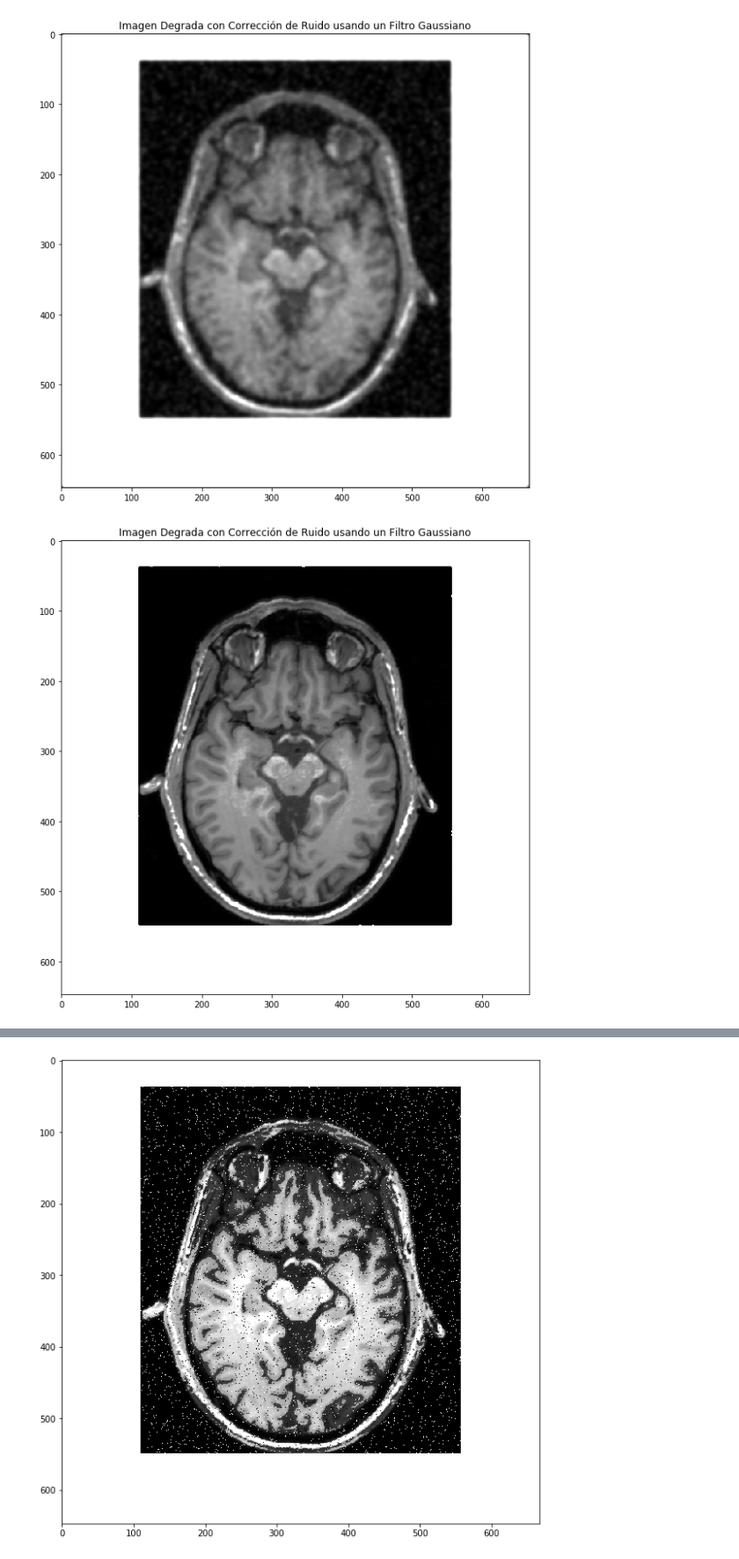
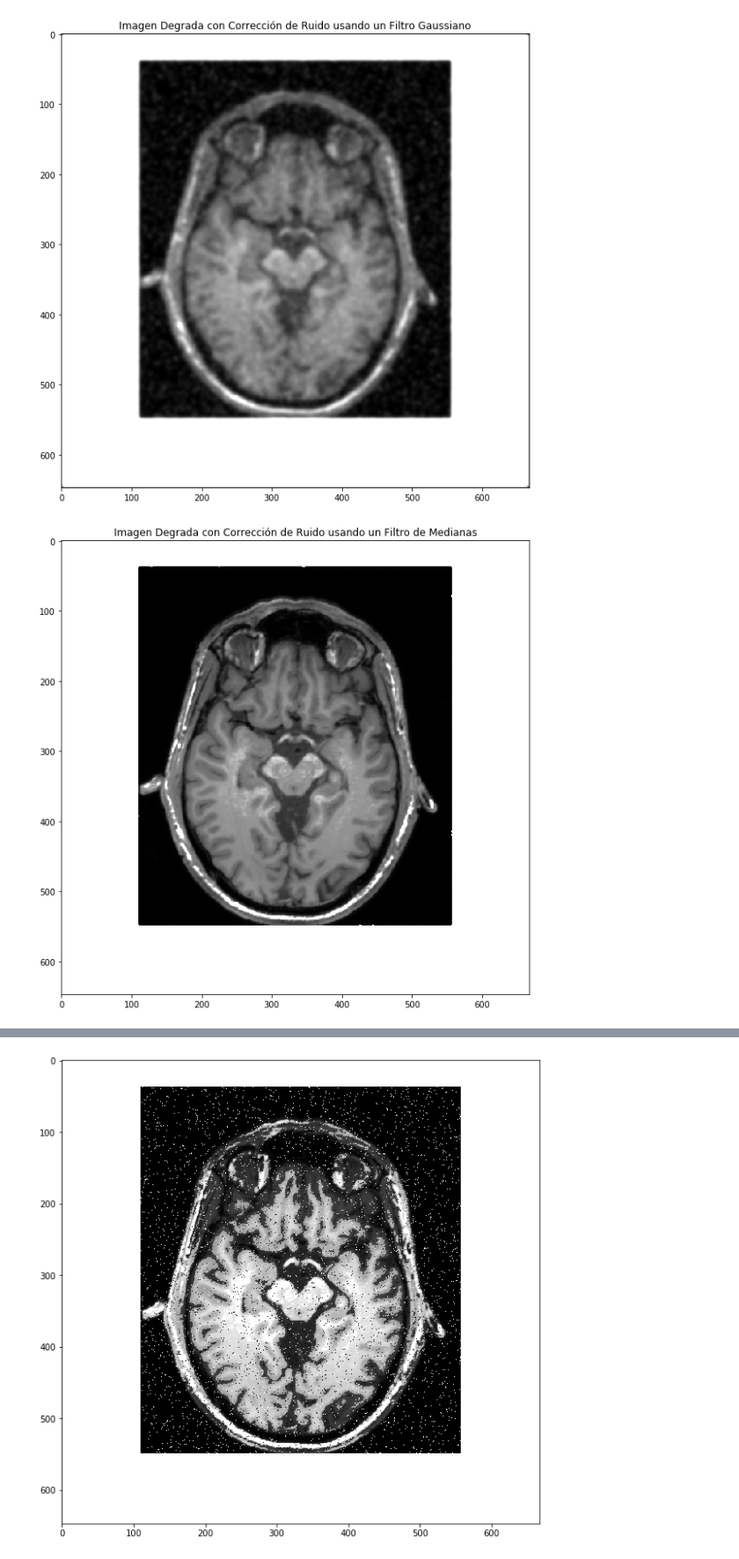
Before and after one commit to javierdiegof/Patrones-Cerebro, a Jupyter notebook: cerebro.ipynb, the cells around one changed output, grey strips where cells are left out. Shown at 88% size. Drawn from its saved outputs; the diff is of its cells as text; code cells hidden in the pictures.

```diff
--- a/cerebro.ipynb
+++ b/cerebro.ipynb
@@ -102,30 +102,30 @@ plt.show()
 # %%
 # Correción del ruido usando un filtro de mediana
 def median_filter(image, i, j):
     """
     Devuelve la mediana de la vecindad del
     pixel image[i][j].
     """
     max_i = len(image)
     max_j = len(image[0])
 
     move = [-1, 0, 1]
     array = []
     for m in move:
         for n in move:
             if 0 <= i + m < max_i and 0 <= j + n < max_j:
                 array.append(image[i + m][j + n])
 
     return np.median(array)
 
 denoised_median = np.zeros(revertcolors.shape)
 for i in range(len(revertcolors)):
     for j in range(len(revertcolors[0])):
         # Se calcula la mediana de la vecindad de cada pixel
         denoised_median[i][j] = median_filter(revertcolors, i, j)
 
 plt.imshow(denoised_median, cmap='gray', vmin = 0, vmax = 1)
-plt.title("Imagen Degrada con Corrección de Ruido usando un Filtro de Mediana")
+plt.title("Imagen Degrada con Corrección de Ruido usando un Filtro de Medianas")
 plt.show()
 # %% [output]
-[figure, old version]
+[figure, new version]
```
Also changed, not shown: parts of 18 cells of this notebook, 1 other file.
